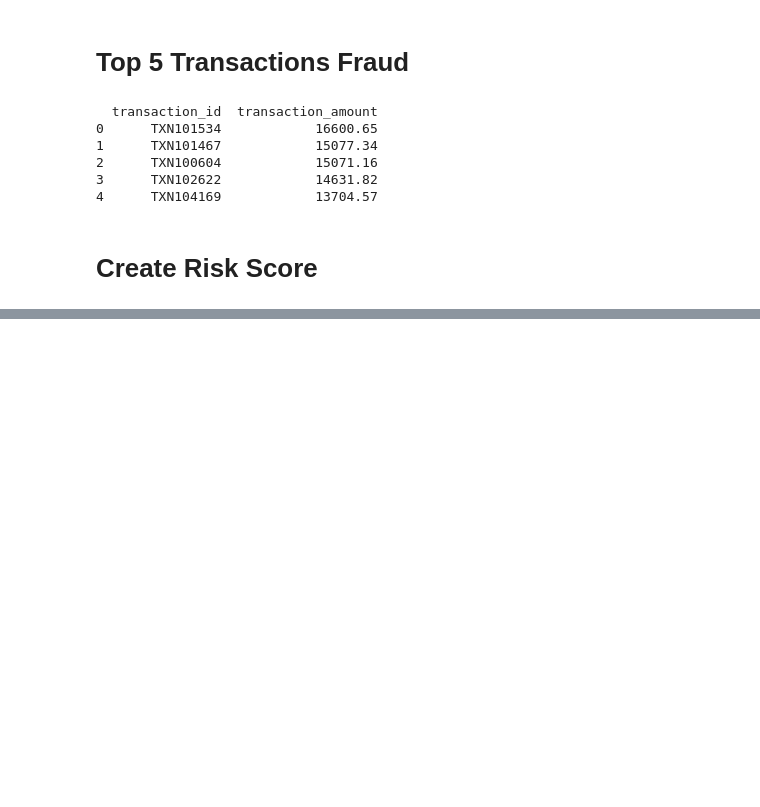
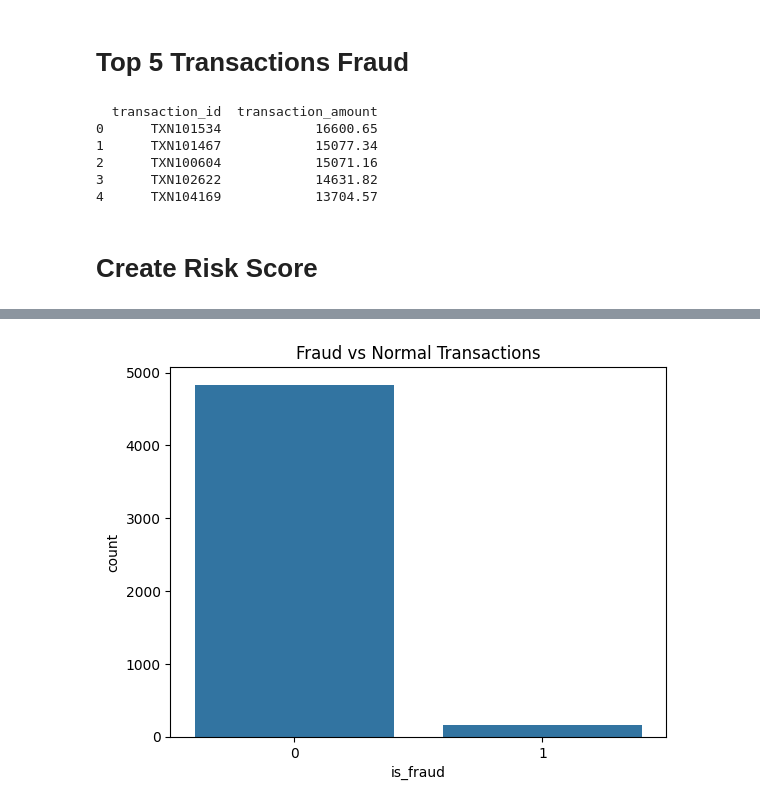
Before and after one commit to pratiksha-2410/UPI-Digital-Payment-Trend-Fraud-Risk-Analysis, a Jupyter notebook: UPI Digital Payment Trend & Fraud Risk Analysis.ipynb, the cells around one changed output, grey strips where cells are left out. Saved outputs shown, nothing was run; the diff lists cells and outputs as text; code cells hidden in the pictures; blank space fills up the shorter version.

```diff
--- a/UPI Digital Payment Trend & Fraud Risk Analysis.ipynb
+++ b/UPI Digital Payment Trend & Fraud Risk Analysis.ipynb
@@ -226,0 +241,10 @@ df.loc[df["Hour"] > 6,"risk_score"]+=1
+# %%
+# Fraud Vs Non-Fraud Transaction Amount Distribution
+
+sns.countplot(x='is_fraud', data=df)
+
+plt.title("Fraud vs Normal Transactions")
+
+plt.show()
+# %% [output]
+[figure, added]
```
Also changed, not shown: parts of 4 cells of this notebook, 1 other file.
